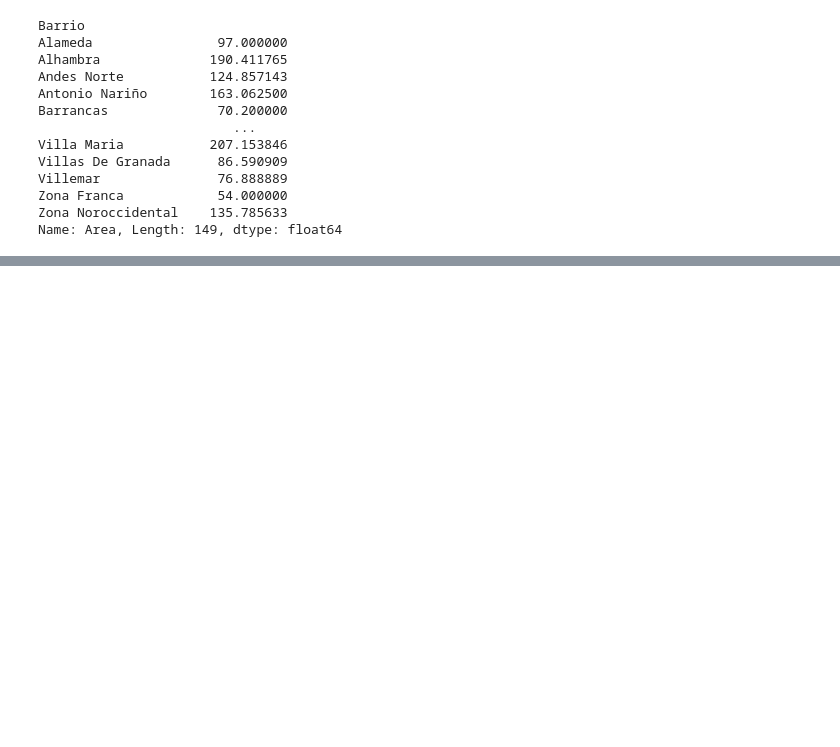
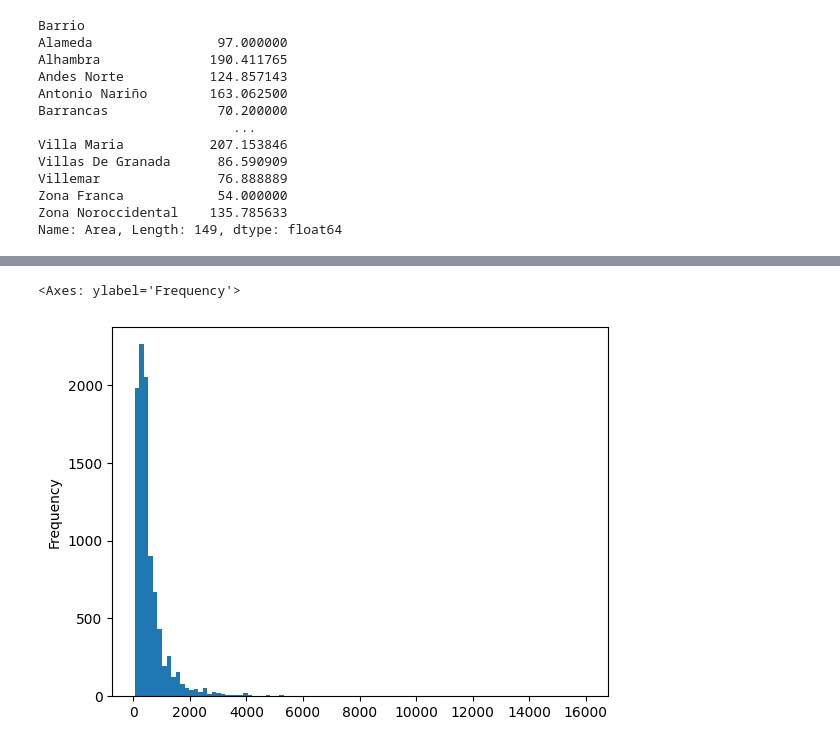
Before and after one commit to Dleo11/Dleo11, a Jupyter notebook: inmersionDatos__Aula01_Alura.ipynb, the cells around one changed output, grey strips where cells are left out. Cells and saved outputs as stored; diff of their text form; code cells hidden in the pictures; blank space fills up the shorter version.

```diff
--- a/inmersionDatos__Aula01_Alura.ipynb
+++ b/inmersionDatos__Aula01_Alura.ipynb
@@ -258,0 +489,6 @@ promedio_areas.head(10).sort_values(ascending = False).plot.bar()
+# %%
+inmuebles['Precio_Millon'].plot.hist(bins = 100) # el histograma es para entender la frecuencia de una variable(en este caso el valor de los inmuebles)
+# mientras mas bins, mas barras
+# %% [output]
+<Axes: ylabel='Frequency'>
+[figure, added]
```
Also changed, not shown: parts of 100 cells of this notebook.
